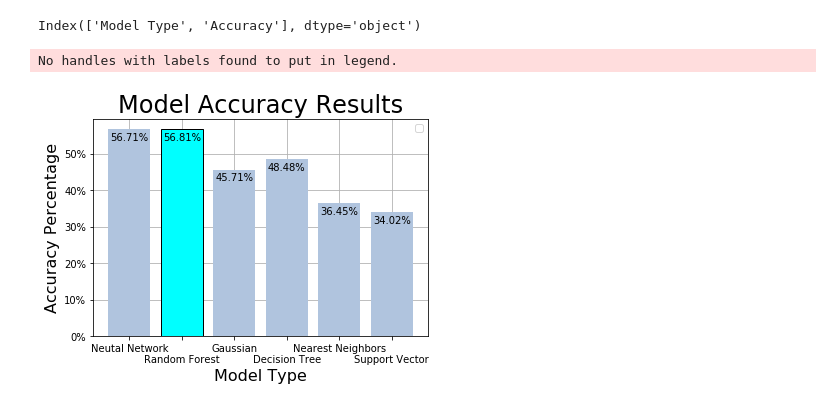
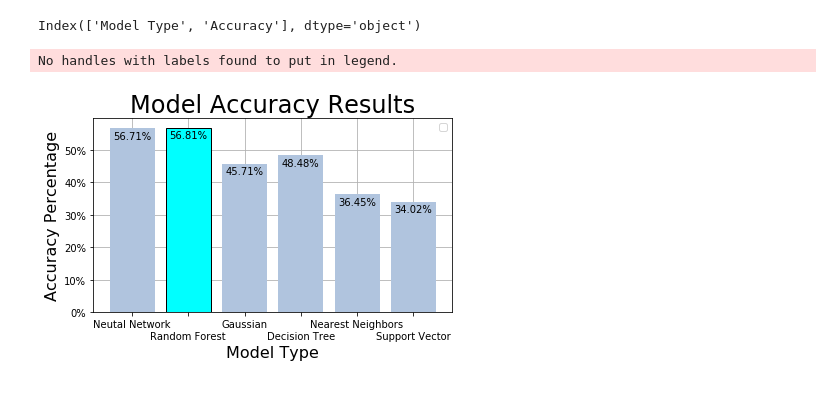
Before and after one commit to LoriHarris/Airbnb_ML, a Jupyter notebook: Untitled.ipynb, the cells around one changed output. Cells and saved outputs as stored; diff of their text form; code cells hidden in the pictures.

Commit message:
getting graphs

```diff
--- a/Untitled.ipynb
+++ b/Untitled.ipynb
@@ -16,31 +16,33 @@ ax.grid(zorder=0)
 
 bars=ax.bar(x_axis, model_df['Accuracy'], zorder=3,color='lightsteelblue')
 labels=model_df['Model Type']
 ax.set_xticks(x_axis)
 ax.set_xticklabels(["\n"*(i%2) + l for i,l in enumerate(labels)])
 # ax.set_xticklabels(labels, rotation=10,ha="right")
 # ax.set_xlabel(x_axis)
 bars[1].set_color('aqua')
 bars[1].set_edgecolor('black')
 ax.yaxis.set_major_formatter(mtick.PercentFormatter(1.0))
 plt.title('Model Accuracy Results', fontsize=24)
 plt.ylabel('Accuracy Percentage', fontsize=16)
 plt.xlabel('Model Type', fontsize=16)
 plt.legend()
 for rect in ax.patches:
     y_value=rect.get_height()
     x_value=rect.get_x() + rect.get_width()/2
     space = -3
     va = "top"
     fs = 10
     fc="black"
     w = "normal"
 
 
 
     label = '{:.2%}'.format(y_value)
 
     plt.annotate(label, (x_value, y_value), xytext=(0, space), textcoords="offset points", ha = "center", va=va, fontsize=fs, color=fc, weight=w)
+    plt.tight_layout()
+    plt.savefig('filename.png')
 # %% [output]
 No handles with labels found to put in legend.
-[figure, old version]
+[figure, new version]
```
Also changed, not shown: parts of 1 cell of this notebook, 8 other files.
